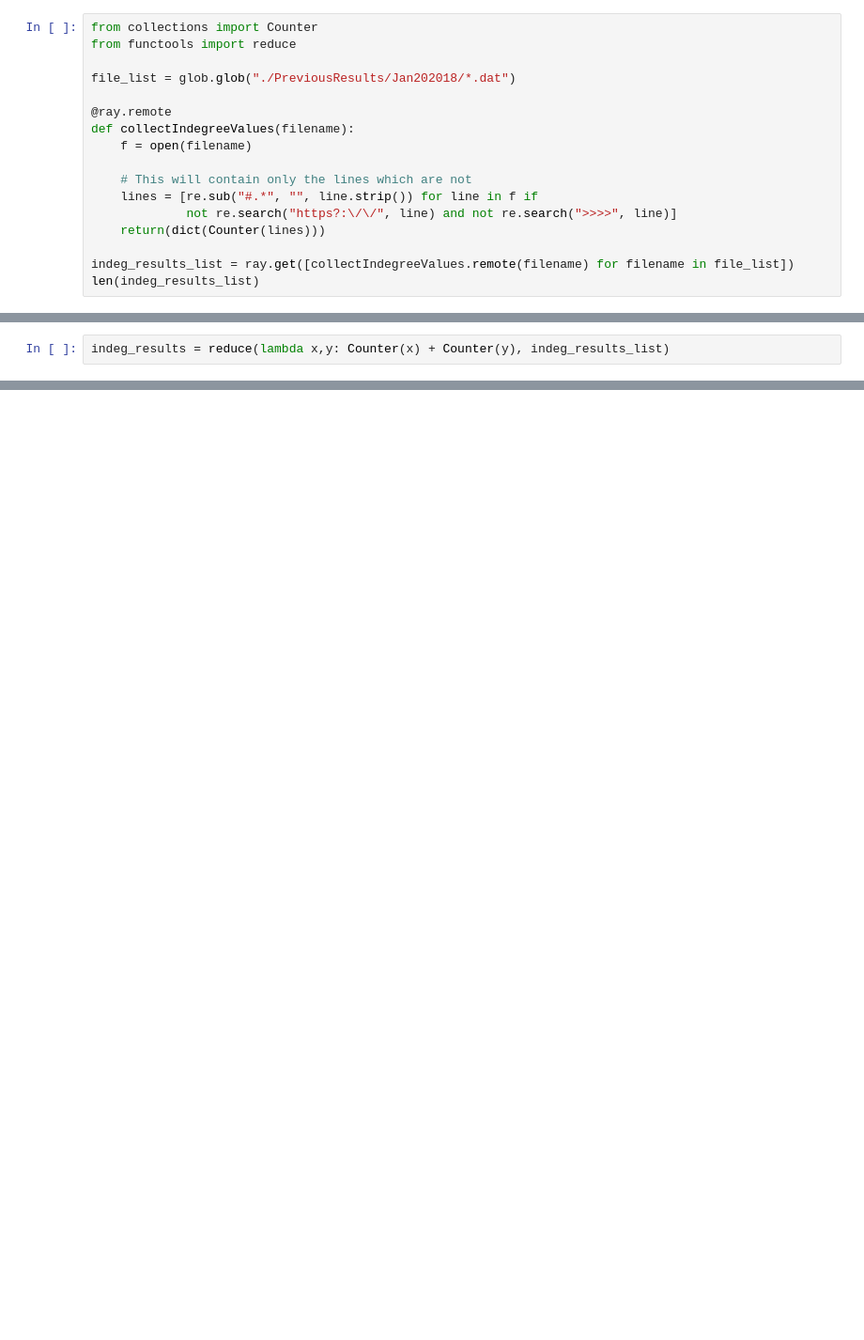
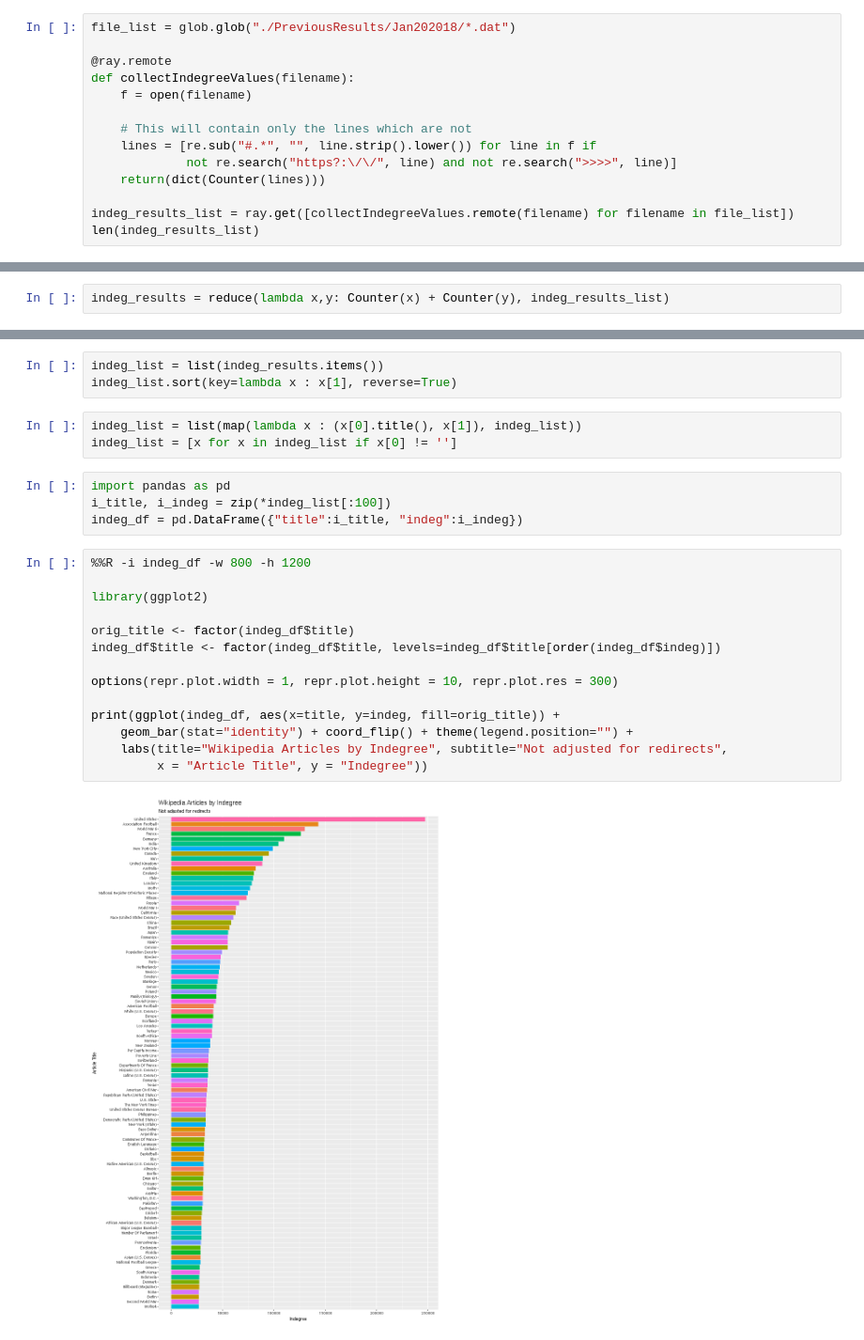
Before and after one commit to lacoperon/Wikipedia_Embedding, a Jupyter notebook: data_analysis.ipynb, the cells around one changed output, grey strips where cells are left out. Shown: that part at 94% size. Cells and saved outputs as stored; diff of their text form; blank space fills up the shorter version.

Commit message:
Updated data analysis to include indegree computations, fixed table outputs to be prettified using pandas

```diff
--- a/data_analysis.ipynb
+++ b/data_analysis.ipynb
@@ -443,7 +446,4 @@ To me, it seems like 14 teams dominate the sport of baseball, and I'm sure this
 # %%
-from collections import Counter
-from functools import reduce
-
 file_list = glob.glob("./PreviousResults/Jan202018/*.dat")
 
 @ray.remote
@@ -451,7 +451,7 @@ def collectIndegreeValues(filename):
     f = open(filename)
 
     # This will contain only the lines which are not
-    lines = [re.sub("#.*", "", line.strip()) for line in f if
+    lines = [re.sub("#.*", "", line.strip().lower()) for line in f if
              not re.search("https?:\/\/", line) and not re.search(">>>>", line)]
     return(dict(Counter(lines)))
 
@@ -469,0 +468,26 @@ len(indeg_results)
+# %%
+indeg_list = list(indeg_results.items())
+indeg_list.sort(key=lambda x : x[1], reverse=True)
+# %%
+indeg_list = list(map(lambda x : (x[0].title(), x[1]), indeg_list))
+indeg_list = [x for x in indeg_list if x[0] != '']
+# %%
+import pandas as pd
+i_title, i_indeg = zip(*indeg_list[:100])
+indeg_df = pd.DataFrame({"title":i_title, "indeg":i_indeg})
+# %%
+%%R -i indeg_df -w 800 -h 1200
+
+library(ggplot2)
+
+orig_title <- factor(indeg_df$title)
+indeg_df$title <- factor(indeg_df$title, levels=indeg_df$title[order(indeg_df$indeg)])
+
+options(repr.plot.width = 1, repr.plot.height = 10, repr.plot.res = 300)
+
+print(ggplot(indeg_df, aes(x=title, y=indeg, fill=orig_title)) +
+    geom_bar(stat="identity") + coord_flip() + theme(legend.position="") +
+    labs(title="Wikipedia Articles by Indegree", subtitle="Not adjusted for redirects",
+         x = "Article Title", y = "Indegree"))
+# %% [output]
+[figure, added]
```
Also changed, not shown: parts of 21 cells of this notebook.
